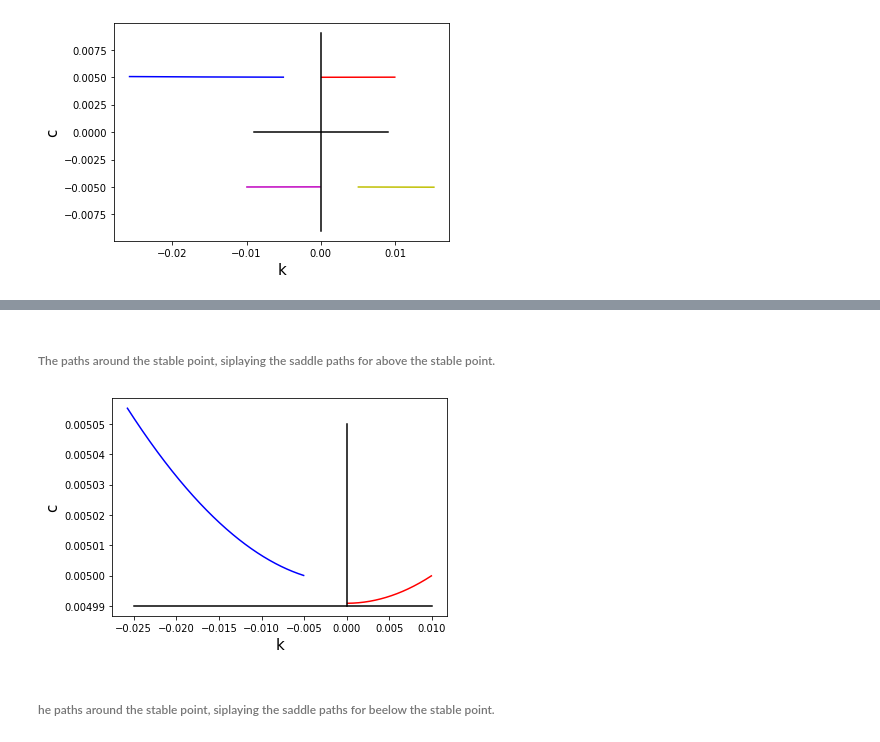
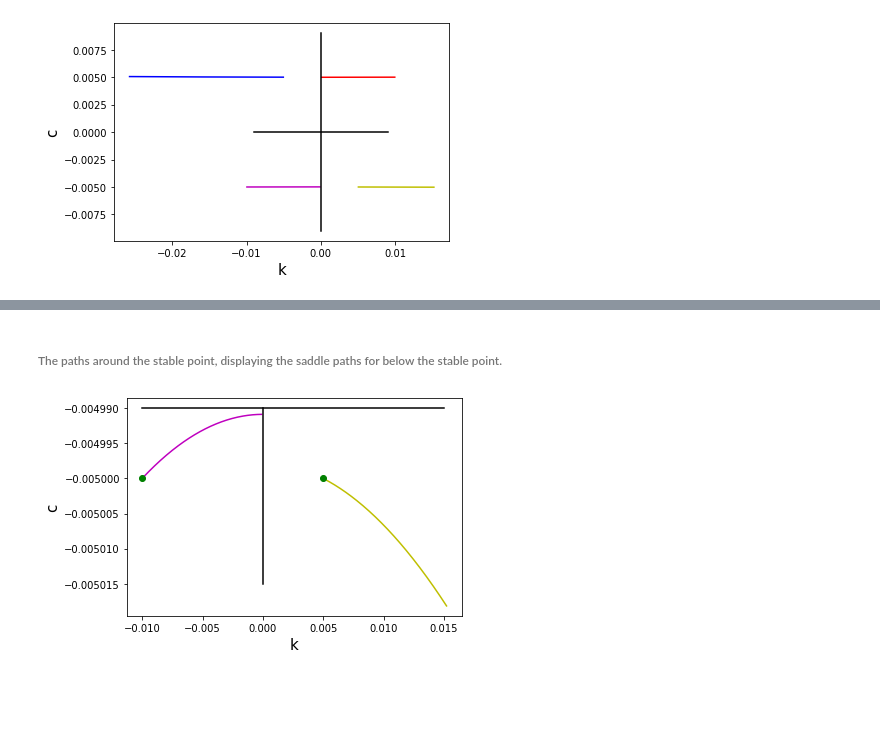
Before and after one commit to Shinsina/PIC-Math-MSCS-390-001, a Jupyter notebook: Jacobian_and_Linearized_System.ipynb, the cells around one changed output, grey strips where cells are left out. Cells and saved outputs as stored; diff of their text form; code cells hidden in the pictures; blank space fills up the shorter version.

```diff
--- a/Jacobian_and_Linearized_System.ipynb
+++ b/Jacobian_and_Linearized_System.ipynb
@@ -107,6 +107,15 @@ def F(t,U,J):
     # System of Equations
     return np.array([ J[0,0]*U[0] + J[0,1]*U[1],
                       J[1,0]*U[0] + J[1,1]*U[1]])
+# %%
+alpha, delta, xt, n = 0.75, 0.05, 0.02, 0.01
+rho, b, gamma = 0.02, 0.5, 0.5
+lam = .03653
+r = (alpha, delta, xt, n, rho, b, gamma)
+
+eq = nullcline_intersection(dFull,r)
+kstar, cstar = eq[0][0], eq[0][1]
+ca, cb, ka, kb = 1e-6, cstar *1.1, 1e-6, kstar * 1.1
 # %% [markdown]
 ### No Commitment Case
 # %%
@@ -169,7 +188,7 @@ plt.ylabel('c',size=15);
 ### Full Commitment Case
 # %%
 alpha, delta, xt, n, rho, b, gamma = 0.75, 0.05, 0.02, 0.01, 0.02, 0.5, 0.5
-r = (alpha, delta, xt, n, rho, 0, gamma)
+r = (alpha, delta, xt, n, rho, b, gamma)
 
 
 # Equations of k*_inf and c*_inf for Full Commitment
@@ -201,20 +220,20 @@ UpRtQ = [0.01, .005]   # Value in upper right quadrant (Red)
 LwLfQ = [-0.01, -0.005] # Value in lower left quadrantn(Purple)
 LwRtQ = [0.005, -0.005]  # Value in lower right quadrant (Yellow)
 
-
+# Values in the Jacobian of the No Comittment Case
 JentriesInf = np.array([[Jinf[0,0],Jinf[0,1]],[Jinf[1,0],Jinf[1,1]]])
 JentriesInf = np.array([[Jinf[0,0],-1],[Jinf[1,0],0]])
 
 print(JentriesInf)
 
 
-t,v = rk4_solve(0,4,1e-2, UpLfQ,F,JentriesInf)
-t2,v2 = rk4_solve(0,2,1e-2, UpRtQ,F,JentriesInf)
-t3,v3 = rk4_solve(0,2,1e-2, LwLfQ,F,JentriesInf)
-t4,v4 = rk4_solve(0,2,1e-2, LwRtQ,F,JentriesInf)
+tinf,vinf = rk4_solve(0,4,1e-2, UpLfQ,F,JentriesInf)
+tinf2,vinf2 = rk4_solve(0,2,1e-2, UpRtQ,F,JentriesInf)
+tinf3,vinf3 = rk4_solve(0,2,1e-2, LwLfQ,F,JentriesInf)
+tinf4,vinf4 = rk4_solve(0,2,1e-2, LwRtQ,F,JentriesInf)
 
 #np.shape(v)
-plt.plot(v[:,0],v[:,1], 'b',v2[:,0], v2[:,1],'r',v3[:,0], v3[:,1],'m',v4[:,0], v4[:,1],'y',
+plt.plot(vinf[:,0],vinf[:,1], 'b',vinf2[:,0], vinf2[:,1],'r',vinf3[:,0], vinf3[:,1],'m',vinf4[:,0], vinf4[:,1],'y',
          [-.009,.009],[0,0],'k',[0,0],[-.009, .009],'k');
 
 plt.xlabel('k',size=15)
@@ -226,11 +256,9 @@ plt.ylabel('c',size=15);
 # %% [markdown]
-###### The paths around the stable point, siplaying the saddle paths for above the stable point.
+###### The paths around the stable point, displaying the saddle paths for below the stable point.
 # %%
-plt.plot(v[:,0],v[:,1], 'b', v2[:,0],v2[:,1], 'r',
-         [0,0],[0.00499,.00505], 'black', [-.025, .010], [.00499,.00499], 'black');
+plt.plot(vinf3[:,0],vinf3[:,1], 'm', vinf4[:,0],vinf4[:,1], 'y',
+         [0,0],[-0.00499,-0.005015], 'black', [-.010, .015], [-0.00499,-.00499], 'black', LwRtQ[0],LwRtQ[1],'go',LwLfQ[0],LwLfQ[1],'go');
 plt.xlabel('k',size=15)
 plt.ylabel('c',size=15);
 # %% [output]
-[figure, old version]
+[figure, new version]
-# %% [markdown]
-###### he paths around the stable point, siplaying the saddle paths for beelow the stable point.
```
Also changed, not shown: parts of 10 cells of this notebook.
